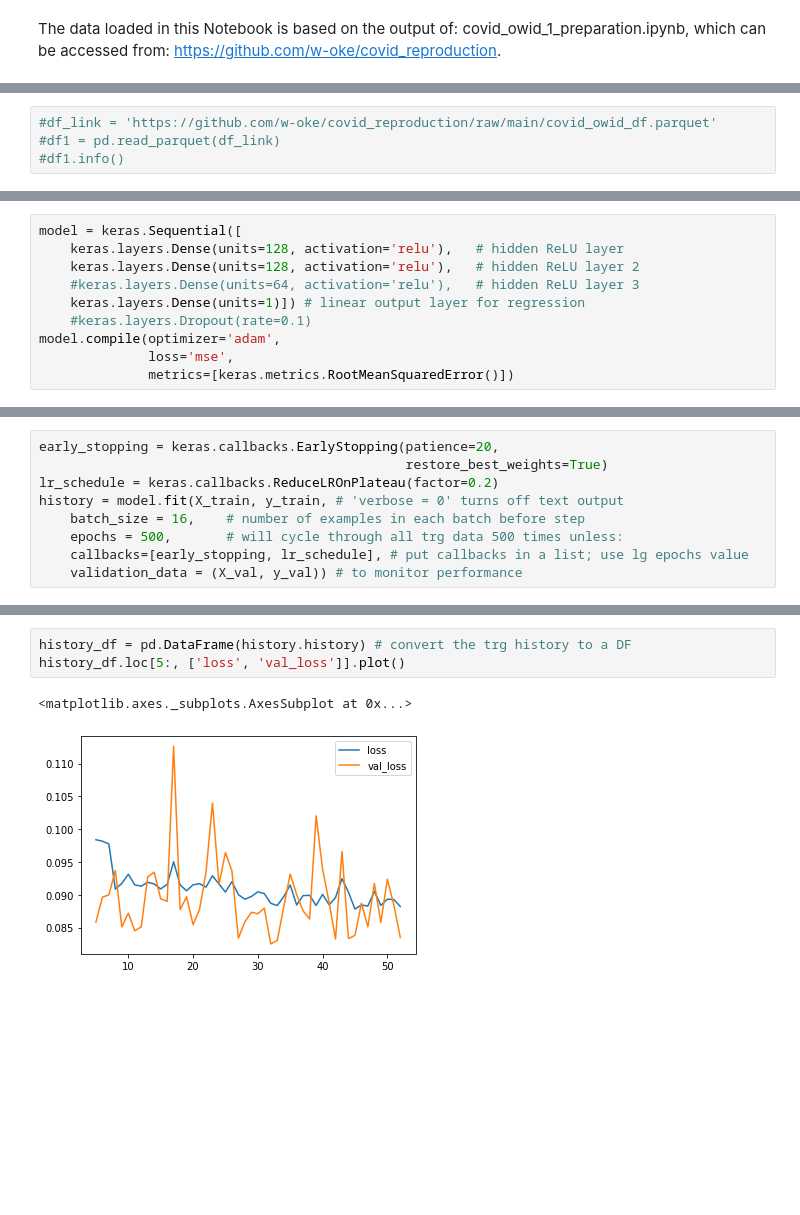
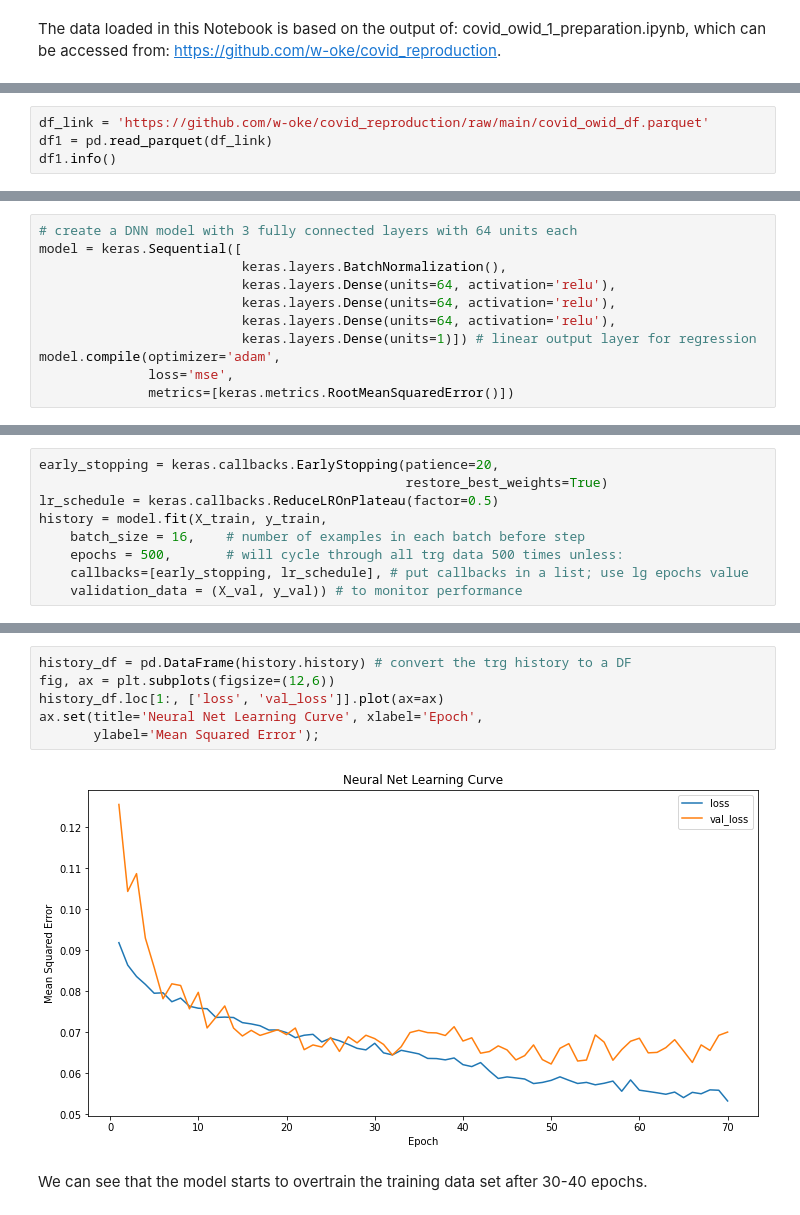
Before and after one commit to w-oke/covid_reproduction, a Jupyter notebook: covid_owid_2_analysis_NN.ipynb, the cells around one changed output, grey strips where cells are left out. Saved outputs shown, nothing was run; the diff lists cells and outputs as text; blank space fills up the shorter version.

```diff
--- a/covid_owid_2_analysis_NN.ipynb
+++ b/covid_owid_2_analysis_NN.ipynb
@@ -13,8 +14,8 @@ from sklearn.preprocessing import MinMaxScaler
 from sklearn.impute import KNNImputer
 from tensorflow import keras
 # %%
-#df_link = 'https://github.com/w-oke/covid_reproduction/raw/main/covid_owid_df.parquet'
-#df1 = pd.read_parquet(df_link)
-#df1.info()
+df_link = 'https://github.com/w-oke/covid_reproduction/raw/main/covid_owid_df.parquet'
+df1 = pd.read_parquet(df_link)
+df1.info()
 # %% [output]
 <class 'pandas.core.frame.DataFrame'>
@@ -100,12 +87,13 @@ X_train, X_test, y_train, y_test = train_test_split(
 X_train, X_val, y_train, y_val = train_test_split(
                         X_train, y_train, test_size=0.25, random_state=1) # 0.25 x 0.8 = 0.2
 # %%
+# create a DNN model with 3 fully connected layers with 64 units each
 model = keras.Sequential([
-    keras.layers.Dense(units=128, activation='relu'),	# hidden ReLU layer
-    keras.layers.Dense(units=128, activation='relu'),	# hidden ReLU layer 2
-    #keras.layers.Dense(units=64, activation='relu'),	# hidden ReLU layer 3
-    keras.layers.Dense(units=1)]) # linear output layer for regression
-    #keras.layers.Dropout(rate=0.1)
+                          keras.layers.BatchNormalization(),
+                          keras.layers.Dense(units=64, activation='relu'),
+                          keras.layers.Dense(units=64, activation='relu'),
+                          keras.layers.Dense(units=64, activation='relu'),
+                          keras.layers.Dense(units=1)]) # linear output layer for regression
 model.compile(optimizer='adam',
               loss='mse',
               metrics=[keras.metrics.RootMeanSquaredError()])
@@ -112,8 +109,8 @@ model.compile(optimizer='adam',
 # %%
 early_stopping = keras.callbacks.EarlyStopping(patience=20,
                                                restore_best_weights=True)
-lr_schedule = keras.callbacks.ReduceLROnPlateau(factor=0.2)
-history = model.fit(X_train, y_train, # 'verbose = 0' turns off text output
+lr_schedule = keras.callbacks.ReduceLROnPlateau(factor=0.5)
+history = model.fit(X_train, y_train,
     batch_size = 16, 	# number of examples in each batch before step
     epochs = 500, 		# will cycle through all trg data 500 times unless:
     callbacks=[early_stopping, lr_schedule], # put callbacks in a list; use lg epochs value
@@ -139,6 +136,10 @@ Epoch 56/500
 # %%
 history_df = pd.DataFrame(history.history) # convert the trg history to a DF
-history_df.loc[5:, ['loss', 'val_loss']].plot()
+fig, ax = plt.subplots(figsize=(12,6))
+history_df.loc[1:, ['loss', 'val_loss']].plot(ax=ax)
+ax.set(title='Neural Net Learning Curve', xlabel='Epoch',
+       ylabel='Mean Squared Error');
 # %% [output]
-<matplotlib.axes._subplots.AxesSubplot at 0x...>
-[figure, old version]
+[figure, new version]
+# %% [markdown]
+We can see that the model starts to overtrain the training data set after 30-40 epochs.
```
Also changed, not shown: parts of 12 cells of this notebook.
